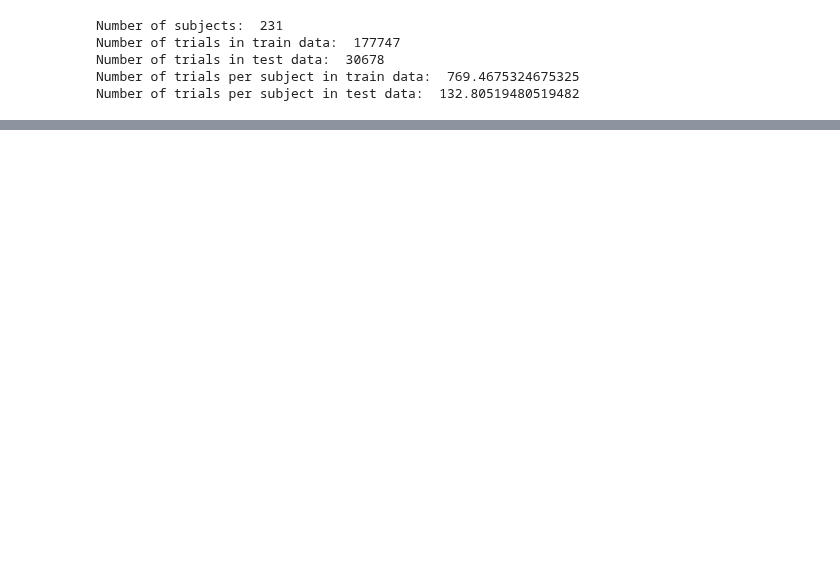
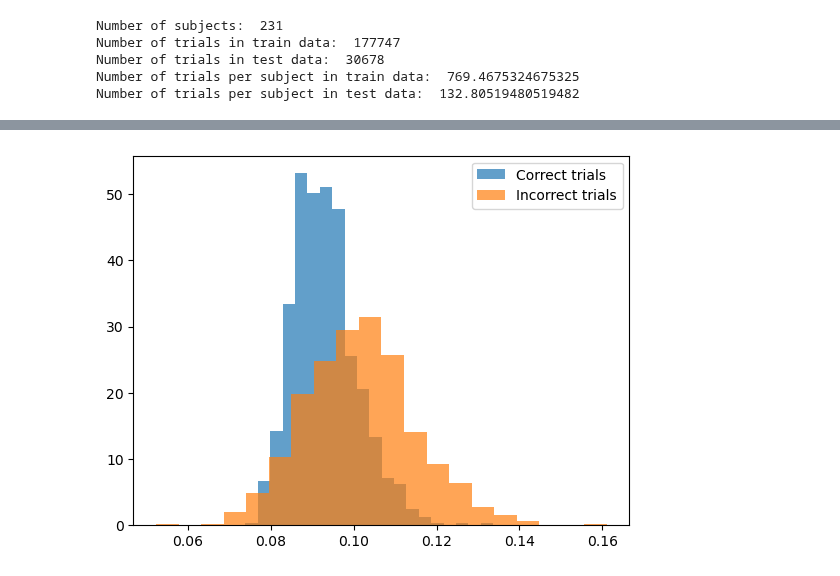
Before and after one commit to hugofluhr/learning-habits-analysis, a Jupyter notebook: notebooks/RR_data.ipynb, the cells around one changed output, grey strips where cells are left out. Saved outputs shown, nothing was run; the diff lists cells and outputs as text; code cells hidden in the pictures; blank space fills up the shorter version.

```diff
--- a/notebooks/RR_data.ipynb
+++ b/notebooks/RR_data.ipynb
@@ -61,0 +100,9 @@ Number of trials per subject in test data:  132.80519480519482
+# %%
+rt_correct_std = train_data[train_data.corr_choice==1].groupby(['trial', 'session'])['rt1'].std()
+rt_incorrect_std = train_data[train_data.corr_choice==0].groupby(['trial', 'session'])['rt1'].std()
+plt.hist(rt_correct_std, bins=20, density=True, alpha=0.7)
+plt.hist(rt_incorrect_std, bins=20, density=True, alpha=0.7);
+plt.legend(['Correct trials', 'Incorrect trials'])
+plt.show()
+# %% [output]
+[figure, added]
```
Also changed, not shown: parts of 6 cells of this notebook.
